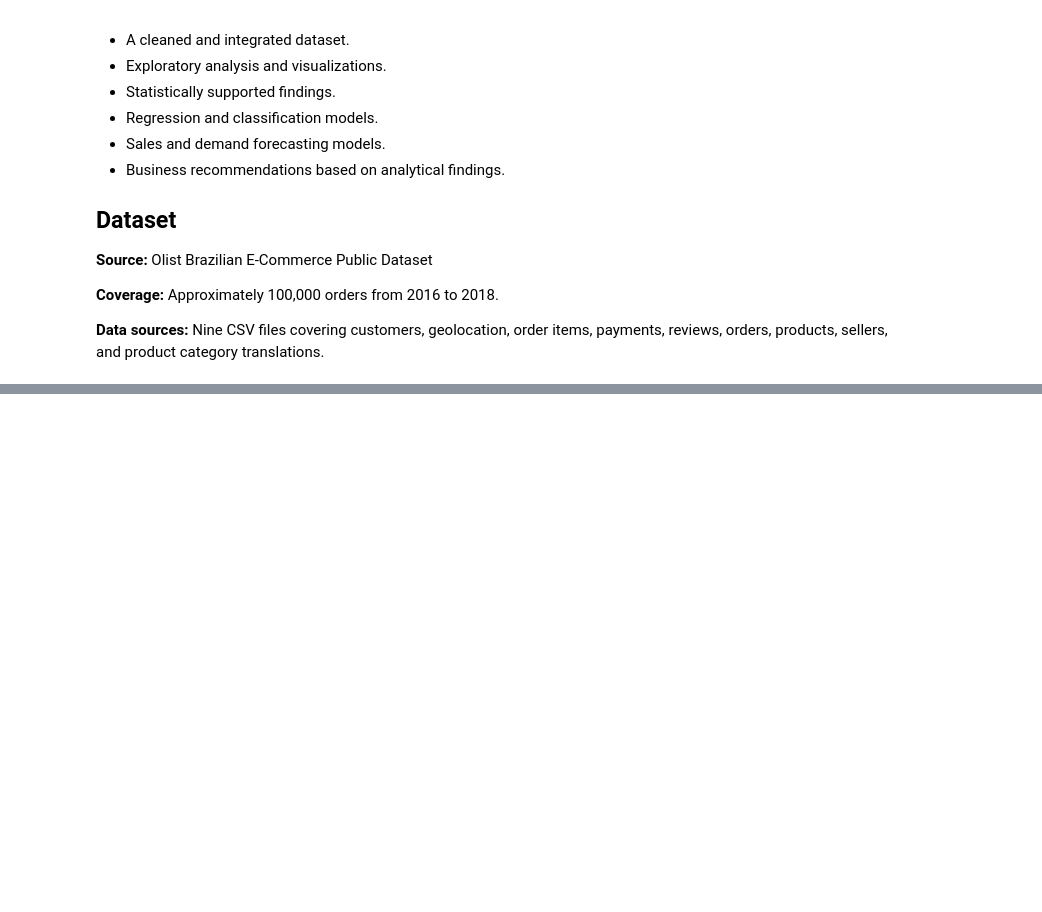
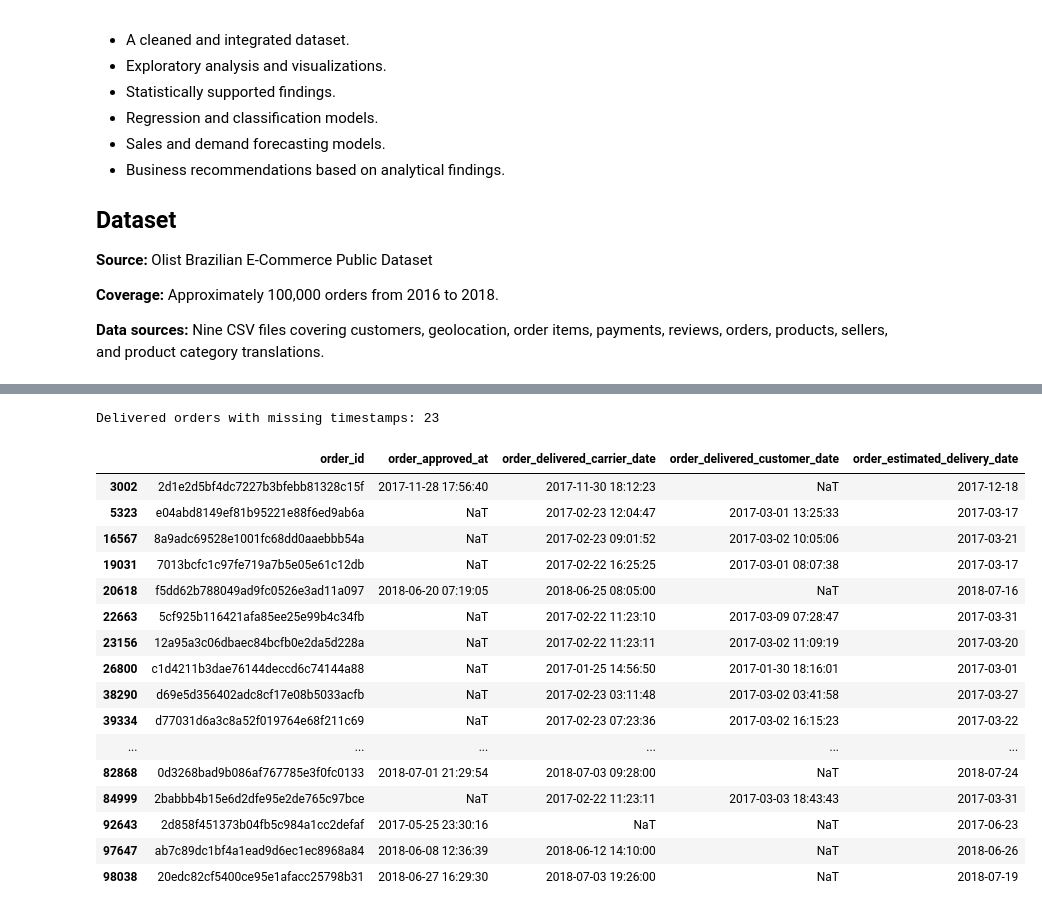
Before and after one commit to Gyrith/E-Commerce-Business-Analytics, a Jupyter notebook: E-Commerce Business Analytics.ipynb, the cells around one changed output, grey strips where cells are left out. Saved outputs shown, nothing was run; the diff lists cells and outputs as text; code cells hidden in the pictures; blank space fills up the shorter version.

```diff
--- a/E-Commerce Business Analytics.ipynb
+++ b/E-Commerce Business Analytics.ipynb
@@ -85,0 +82,11 @@ In C:\Users\Public\Anaconda3\Lib\site-packages\matplotlib\mpl-data\stylelib\_cla
+# %%
+# load datasets
+customers = pd.read_csv('Datasets/olist_customers_dataset.csv')
+geolocation = pd.read_csv('Datasets/olist_geolocation_dataset.csv')
+order_items = pd.read_csv('Datasets/olist_order_items_dataset.csv')
+order_payments = pd.read_csv('Datasets/olist_order_payments_dataset.csv')
+order_reviews = pd.read_csv('Datasets/olist_order_reviews_dataset.csv')
+orders = pd.read_csv('Datasets/olist_orders_dataset.csv')
+products = pd.read_csv('Datasets/olist_products_dataset.csv')
+sellers = pd.read_csv('Datasets/olist_sellers_dataset.csv')
+category_translation = pd.read_csv('Datasets/product_category_name_translation.csv')
@@ -85,0 +483,41 @@ In C:\Users\Public\Anaconda3\Lib\site-packages\matplotlib\mpl-data\stylelib\_cla
+# %%
+# delivered orders with missing timestamps
+delivered_missing = orders[
+    (orders['order_status'] == 'delivered') &
+    (
+        orders['order_approved_at'].isna() |
+        orders['order_delivered_carrier_date'].isna() |
+        orders['order_delivered_customer_date'].isna()
+    )
+]
+
+print("Delivered orders with missing timestamps:", len(delivered_missing))
+
+delivered_missing[
+    [
+        'order_id',
+        'order_approved_at',
+        'order_delivered_carrier_date',
+        'order_delivered_customer_date',
+        'order_estimated_delivery_date'
+    ]
+]
+# %% [output]
+Delivered orders with missing timestamps: 23
+|  | order_id | order_approved_at | order_delivered_carrier_date | order_delivered_customer_date | order_estimated_delivery_date |
+| 3002 | 2d1e2d5bf4dc7227b3bfebb81328c15f | 2017-11-28 17:56:40 | 2017-11-30 18:12:23 | NaT | 2017-12-18 |
+| 5323 | e04abd8149ef81b95221e88f6ed9ab6a | NaT | 2017-02-23 12:04:47 | 2017-03-01 13:25:33 | 2017-03-17 |
+| 16567 | 8a9adc69528e1001fc68dd0aaebbb54a | NaT | 2017-02-23 09:01:52 | 2017-03-02 10:05:06 | 2017-03-21 |
+| 19031 | 7013bcfc1c97fe719a7b5e05e61c12db | NaT | 2017-02-22 16:25:25 | 2017-03-01 08:07:38 | 2017-03-17 |
+| 20618 | f5dd62b788049ad9fc0526e3ad11a097 | 2018-06-20 07:19:05 | 2018-06-25 08:05:00 | NaT | 2018-07-16 |
+| 22663 | 5cf925b116421afa85ee25e99b4c34fb | NaT | 2017-02-22 11:23:10 | 2017-03-09 07:28:47 | 2017-03-31 |
+| 23156 | 12a95a3c06dbaec84bcfb0e2da5d228a | NaT | 2017-02-22 11:23:11 | 2017-03-02 11:09:19 | 2017-03-20 |
+| 26800 | c1d4211b3dae76144deccd6c74144a88 | NaT | 2017-01-25 14:56:50 | 2017-01-30 18:16:01 | 2017-03-01 |
+| 38290 | d69e5d356402adc8cf17e08b5033acfb | NaT | 2017-02-23 03:11:48 | 2017-03-02 03:41:58 | 2017-03-27 |
+| 39334 | d77031d6a3c8a52f019764e68f211c69 | NaT | 2017-02-23 07:23:36 | 2017-03-02 16:15:23 | 2017-03-22 |
+| ... | ... | ... | ... | ... | ... |
+| 82868 | 0d3268bad9b086af767785e3f0fc0133 | 2018-07-01 21:29:54 | 2018-07-03 09:28:00 | NaT | 2018-07-24 |
+| 84999 | 2babbb4b15e6d2dfe95e2de765c97bce | NaT | 2017-02-22 11:23:11 | 2017-03-03 18:43:43 | 2017-03-31 |
+| 92643 | 2d858f451373b04fb5c984a1cc2defaf | 2017-05-25 23:30:16 | NaT | NaT | 2017-06-23 |
+| 97647 | ab7c89dc1bf4a1ead9d6ec1ec8968a84 | 2018-06-08 12:36:39 | 2018-06-12 14:10:00 | NaT | 2018-06-26 |
+| 98038 | 20edc82cf5400ce95e1afacc25798b31 | 2018-06-27 16:29:30 | 2018-07-03 19:26:00 | NaT | 2018-07-19 |
```
Also changed, not shown: parts of 64 cells of this notebook.
